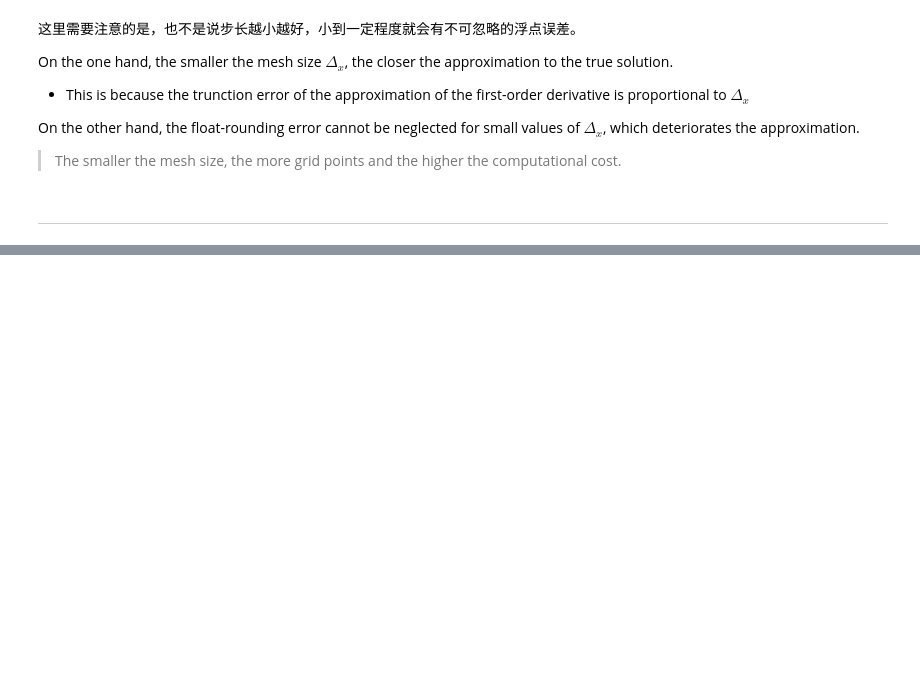
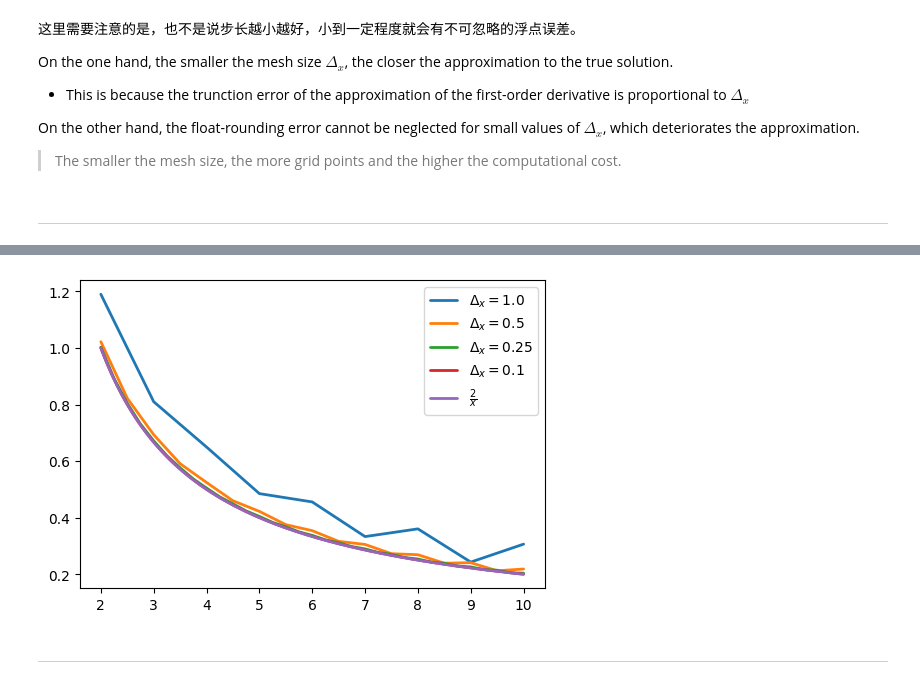
Before and after one commit to CczMind/Investment-Practice, a Jupyter notebook: NandS_TechniquesInFinance/4. Finite_difference_methods.ipynb, the cells around one changed output, grey strips where cells are left out. Cells and saved outputs as stored; diff of their text form; code cells hidden in the pictures; blank space fills up the shorter version.

```diff
--- a/NandS_TechniquesInFinance/4. Finite_difference_methods.ipynb
+++ b/NandS_TechniquesInFinance/4. Finite_difference_methods.ipynb
@@ -174,0 +238,38 @@ where $c_i = \frac{x_i}{2\Delta_x}$
+# %%
+def CENTERED_NUMERCAL_MULTIPLE_MESH():
+    x0, xN = 2.0, 10.0
+
+    plt.figure(figsize = (6, 4))
+
+    step_sizes = [1.00, 0.50, 0.25, 0.10]
+
+    for step_size in step_sizes:
+
+        N = int((xN - x0) / step_size) + 1
+        x = np.linspace(x0, xN, N)
+        dx = x[1] - x[0]
+
+        upper_diag = x[:-1] / (2.0 * dx)
+        diag = np.ones_like(x)
+        lower_diag = -x[1:] / (2.0 * dx)
+
+        diagonals = [lower_diag, diag, upper_diag]
+        A = diags(diagonals, [-1, 0, 1])
+        b = np.zeros_like(x)
+
+        b[0] = x[0] / (2.0 * dx) * 2.0 / (x0 - dx)
+        b[-1] = -x[-1] / (2.0 * dx) * 2.0 / (xN + dx)
+
+        fx = spsolve(A, b)
+
+        sns.lineplot(x = x, y = fx, solid_capstyle = "round", linewidth = 2, label = f"$\\Delta_x = ${dx.round(2)}")
+
+    x_analytical = np.linspace(x0, xN, 1000)
+    f_analytical = 2.0 / x_analytical
+    sns.lineplot(x = x_analytical, y = f_analytical, solid_capstyle = "round", linewidth = 2, label = "$\\frac{2}{x}$")
+
+CENTERED_NUMERCAL_MULTIPLE_MESH()
+# %% [output]
+[figure, added]
+# %% [markdown]
+---
```
Also changed, not shown: parts of 9 cells of this notebook.
